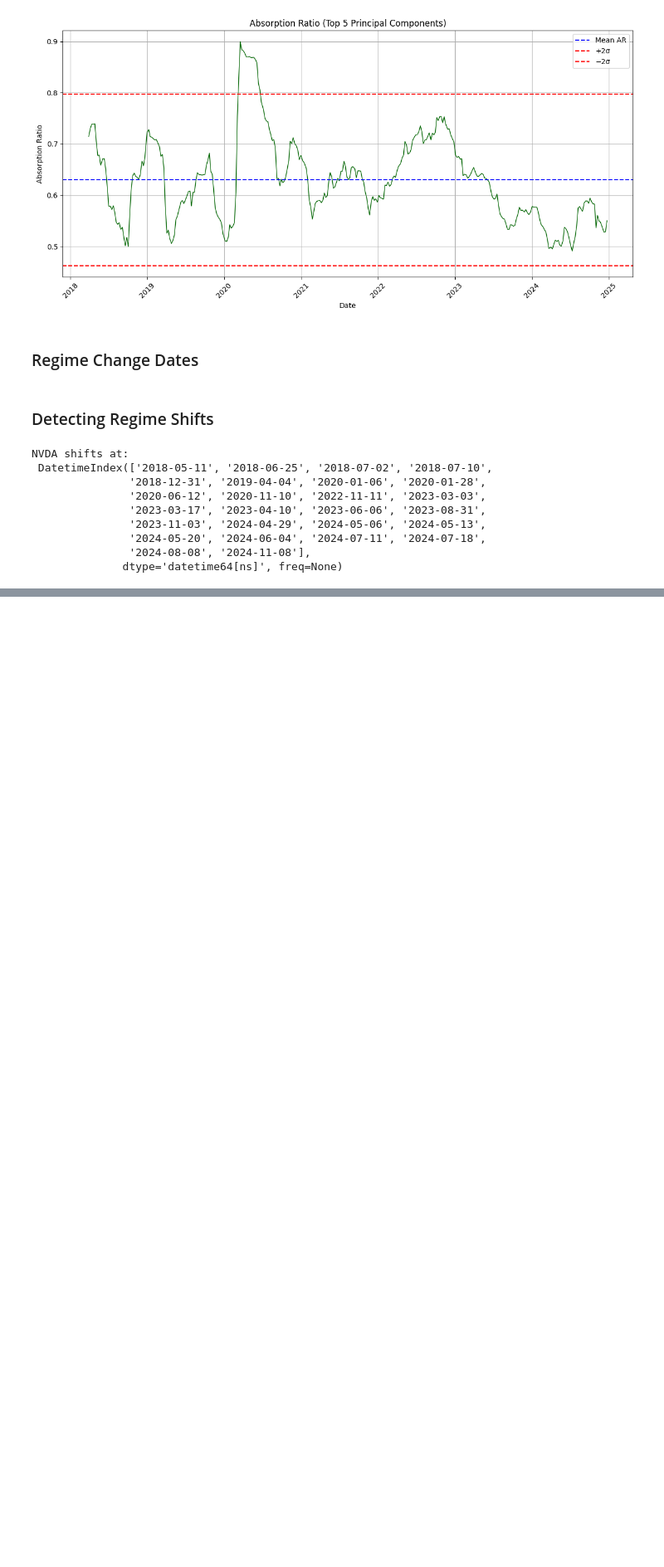
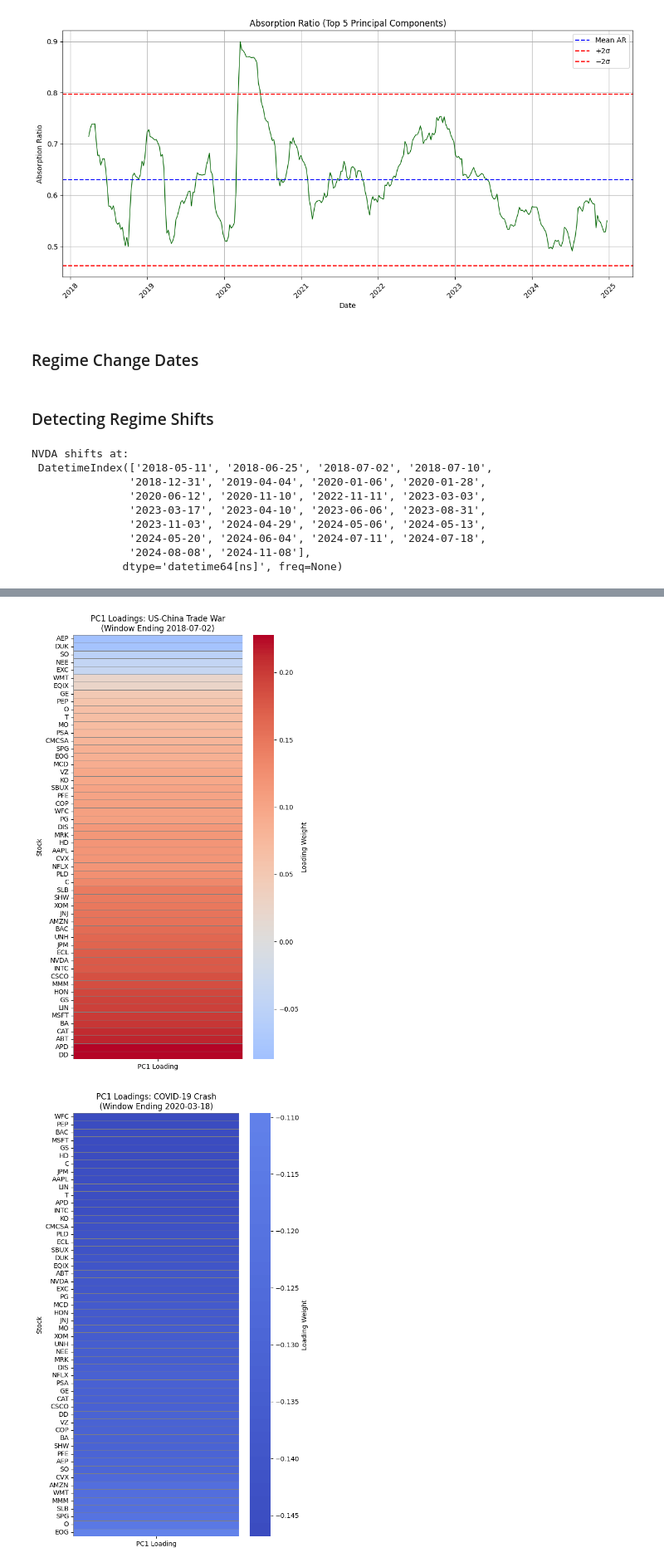
Before and after one commit to Junbili/CMSC-35300-Final-Project, a Jupyter notebook: CMSC 35300 Project Proposal.ipynb, the cells around one changed output, grey strips where cells are left out. Shown at 83% size. Cells and saved outputs as stored; diff of their text form; code cells hidden in the pictures; blank space fills up the shorter version.

```diff
--- a/CMSC 35300 Project Proposal.ipynb
+++ b/CMSC 35300 Project Proposal.ipynb
@@ -516,0 +667,24 @@ NVDA shifts at:
+# %%
+import seaborn as sns
+import matplotlib.pyplot as plt
+
+# Create heatmaps of PC1 loadings for each event
+for event, date in event_dates.items():
+    closest_date = min(loadings_df.index, key=lambda x: abs(x - date))
+    pc1_loading = loadings_df.loc[closest_date].sort_values(ascending=True)  # sorted for readability
+
+    plt.figure(figsize=(6, 10))
+    sns.heatmap(
+        pc1_loading.to_frame(name="PC1 Loading"),
+        cmap="coolwarm", center=0,
+        linewidths=0.5, linecolor='gray',
+        cbar_kws={"label": "Loading Weight"}
+    )
+    plt.title(f"PC1 Loadings: {event}\n(Window Ending {closest_date.date()})")
+    plt.xlabel("")
+    plt.ylabel("Stock")
+    plt.tight_layout()
+    plt.show()
+# %% [output]
+[figure, added]
+[figure, added]
```
Also changed, not shown: parts of 5 cells of this notebook, 1 other file.
